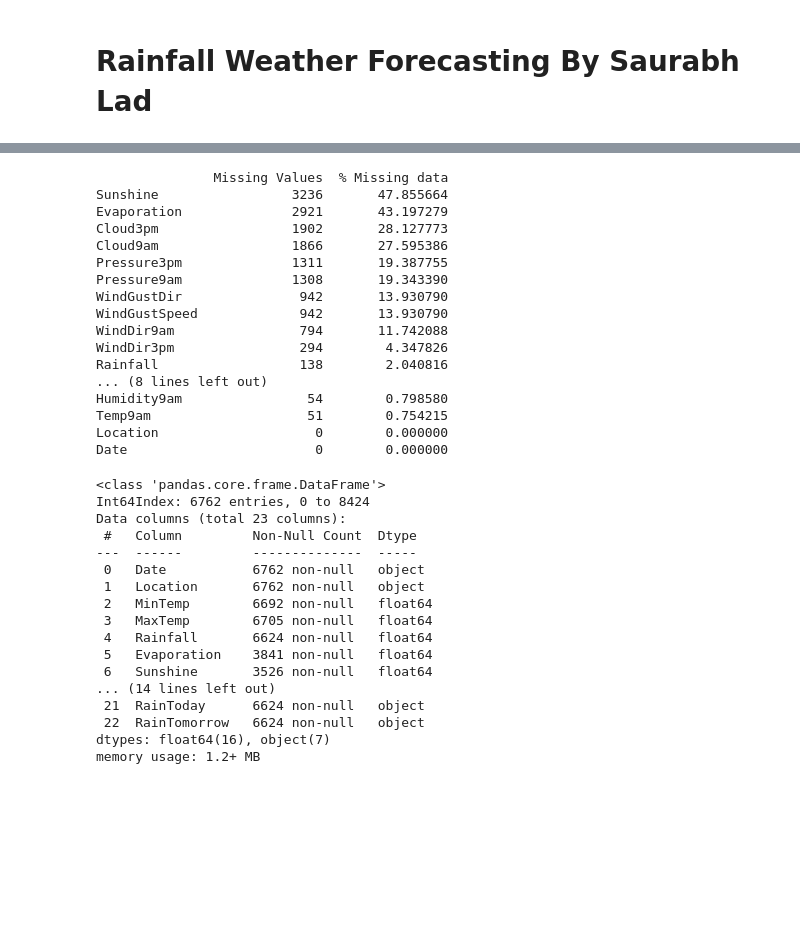
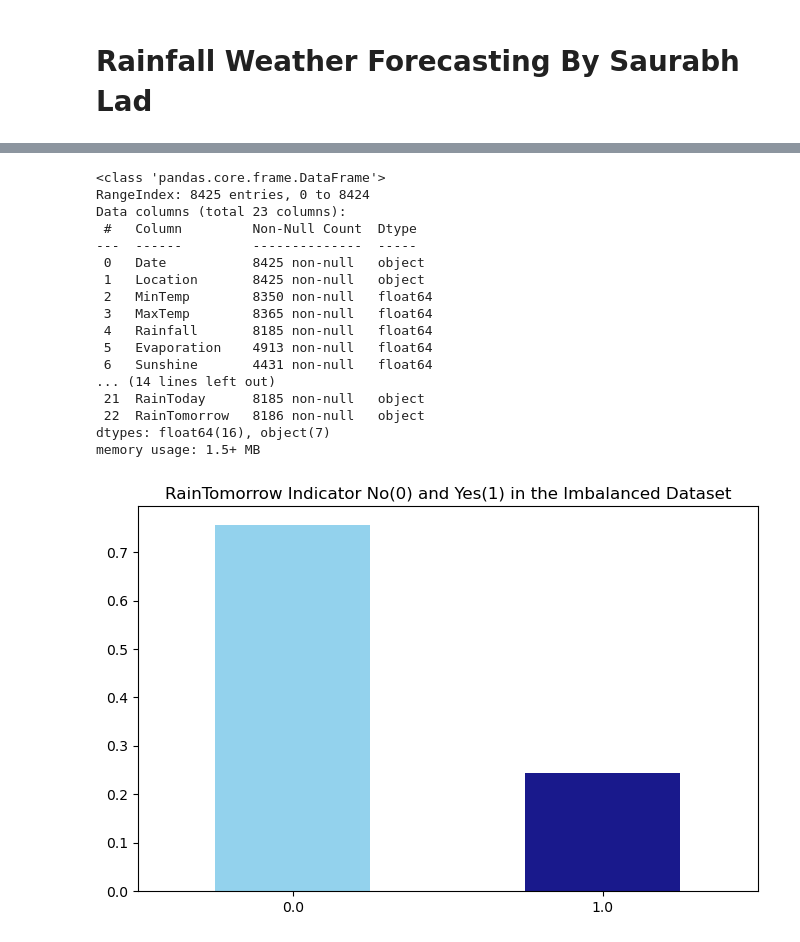
Before and after one commit to saurabhlad10/Internship, a Jupyter notebook: Third-Phase-Projects/Rainfall Weather Forecasting/Rainfall Weather Forecasting Project By Saurabh Lad.ipynb, the cells around one changed output, grey strips where cells are left out. Drawn from its saved outputs; the diff is of its cells as text; code cells hidden in the pictures; blank space fills up the shorter version.

Commit message:
Rainfall Weather Forecasting
Rainfall Weather Forecasting

```diff
--- a/Third-Phase-Projects/Rainfall Weather Forecasting/Rainfall Weather Forecasting Project By Saurabh Lad.ipynb
+++ b/Third-Phase-Projects/Rainfall Weather Forecasting/Rainfall Weather Forecasting Project By Saurabh Lad.ipynb
@@ -75,2 +46,0 @@ dtype: int64
-# %%
-df=df.replace(' ?',np.NaN)
@@ -89,5 +47,3 @@ False
-# %%
-df.drop_duplicates(keep='last', inplace=True)
 # %%
 df.shape
 # %% [output]
@@ -103,43 +51,31 @@ sns.heatmap(df.isnull())
-# %%
-#Finding what percentage of data is missing from the dataset
-missing_values = df.isnull().sum().sort_values(ascending = False)
-percentage_missing_values =(missing_values/len(df))*100
-print(pd.concat([missing_values, percentage_missing_values], axis =1, keys =['Missing Values', '% Missing data']))
-# %% [output]
-               Missing Values  % Missing data
-Sunshine                 3236       47.855664
-Evaporation              2921       43.197279
-Cloud3pm                 1902       28.127773
-Cloud9am                 1866       27.595386
-Pressure3pm              1311       19.387755
-Pressure9am              1308       19.343390
-WindGustDir               942       13.930790
-WindGustSpeed             942       13.930790
-WindDir9am                794       11.742088
-WindDir3pm                294        4.347826
-Rainfall                  138        2.040816
-... (8 lines left out)
-Humidity9am                54        0.798580
-Temp9am                    51        0.754215
-Location                    0        0.000000
-Date                        0        0.000000
 # %%
 df.info()
 # %% [output]
 <class 'pandas.core.frame.DataFrame'>
-Int64Index: 6762 entries, 0 to 8424
+RangeIndex: 8425 entries, 0 to 8424
 Data columns (total 23 columns):
  #   Column         Non-Null Count  Dtype
 ---  ------         --------------  -----
- 0   Date           6762 non-null   object
- 1   Location       6762 non-null   object
- 2   MinTemp        6692 non-null   float64
- 3   MaxTemp        6705 non-null   float64
- 4   Rainfall       6624 non-null   float64
- 5   Evaporation    3841 non-null   float64
- 6   Sunshine       3526 non-null   float64
+ 0   Date           8425 non-null   object
+ 1   Location       8425 non-null   object
+ 2   MinTemp        8350 non-null   float64
+ 3   MaxTemp        8365 non-null   float64
+ 4   Rainfall       8185 non-null   float64
+ 5   Evaporation    4913 non-null   float64
+ 6   Sunshine       4431 non-null   float64
 ... (14 lines left out)
- 21  RainToday      6624 non-null   object
- 22  RainTomorrow   6624 non-null   object
+ 21  RainToday      8185 non-null   object
+ 22  RainTomorrow   8186 non-null   object
 dtypes: float64(16), object(7)
-memory usage: 1.2+ MB
+memory usage: 1.5+ MB
+# %%
+df['RainToday'].replace({'No': 0, 'Yes': 1},inplace = True)
+df['RainTomorrow'].replace({'No': 0, 'Yes': 1},inplace = True)
+# %%
+
+fig = plt.figure(figsize = (8,5))
+df.RainTomorrow.value_counts(normalize = True).plot(kind='bar', color= ['skyblue','navy'], alpha = 0.9, rot=0)
+plt.title('RainTomorrow Indicator No(0) and Yes(1) in the Imbalanced Dataset')
+plt.show()
+# %% [output]
+[figure, added]
```
Also changed, not shown: parts of 71 cells of this notebook, 2 other files.
